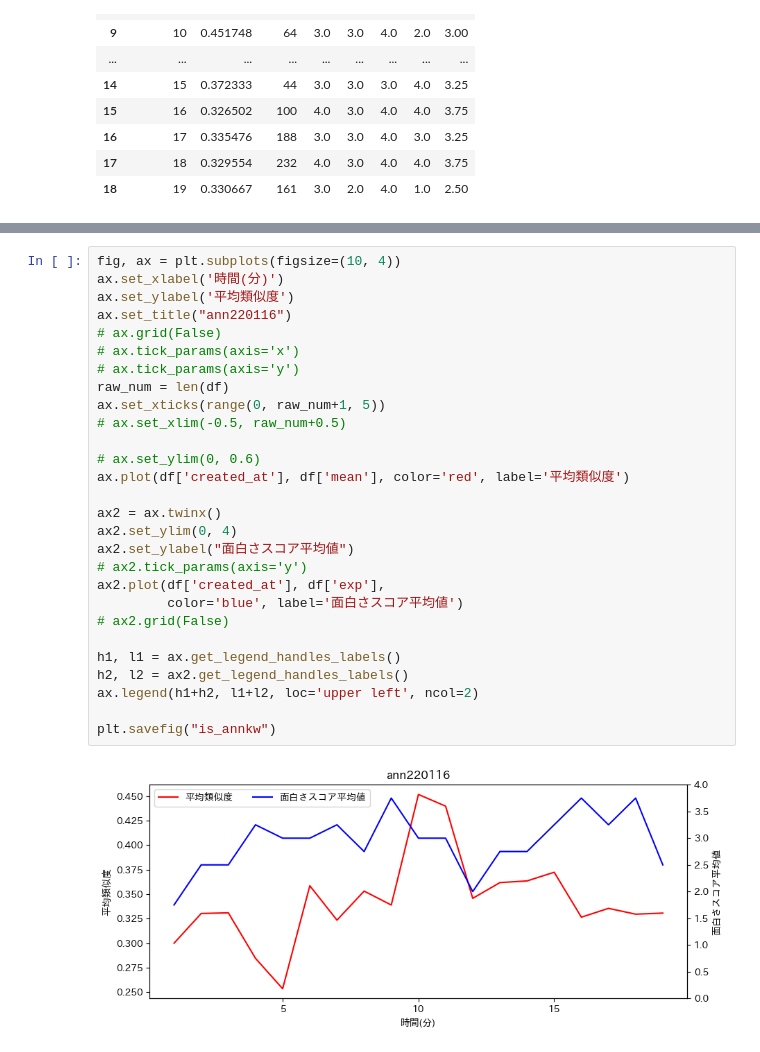
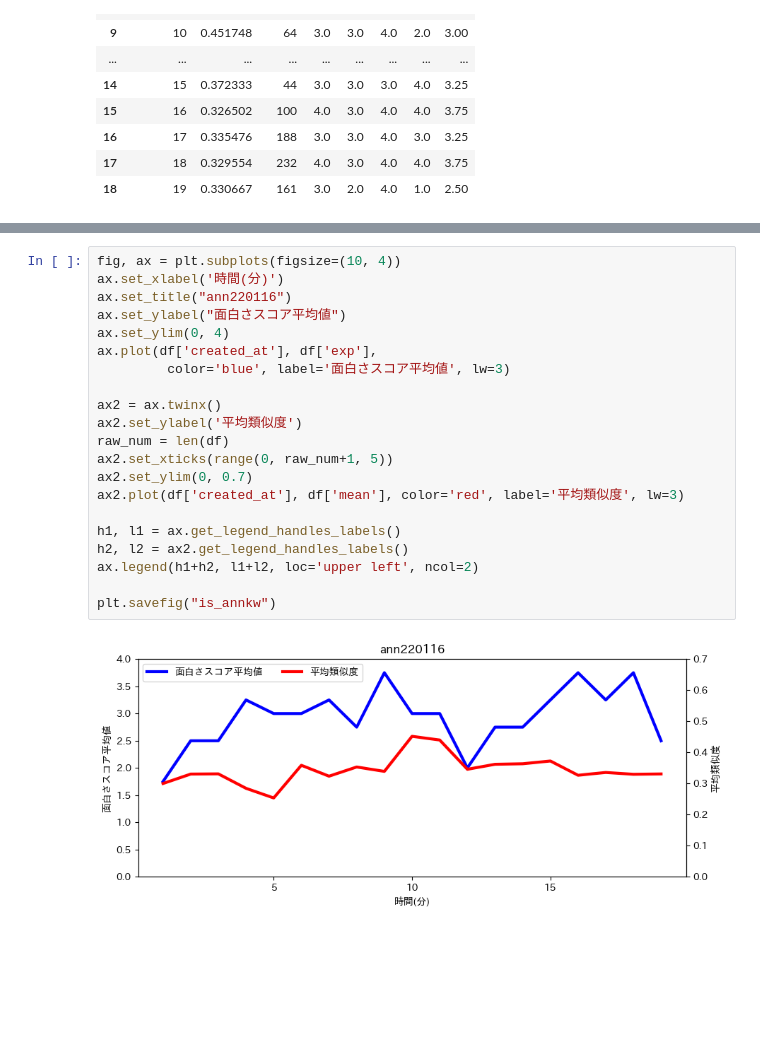
Before and after one commit to Ota1022/DEIM2023, a Jupyter notebook: experiment1/annkw/analysis.ipynb, the cells around one changed output, grey strips where cells are left out. Cells and saved outputs as stored; diff of their text form; blank space fills up the shorter version.

Commit message:
figure

```diff
--- a/experiment1/annkw/analysis.ipynb
+++ b/experiment1/annkw/analysis.ipynb
@@ -96,30 +89,23 @@ plt.savefig("it_annkw")
 # %%
 fig, ax = plt.subplots(figsize=(10, 4))
 ax.set_xlabel('時間(分)')
-ax.set_ylabel('平均類似度')
 ax.set_title("ann220116")
-# ax.grid(False)
-# ax.tick_params(axis='x')
-# ax.tick_params(axis='y')
-raw_num = len(df)
-ax.set_xticks(range(0, raw_num+1, 5))
-# ax.set_xlim(-0.5, raw_num+0.5)
-
-# ax.set_ylim(0, 0.6)
-ax.plot(df['created_at'], df['mean'], color='red', label='平均類似度')
+ax.set_ylabel("面白さスコア平均値")
+ax.set_ylim(0, 4)
+ax.plot(df['created_at'], df['exp'],
+         color='blue', label='面白さスコア平均値', lw=3)
 
 ax2 = ax.twinx()
-ax2.set_ylim(0, 4)
-ax2.set_ylabel("面白さスコア平均値")
-# ax2.tick_params(axis='y')
-ax2.plot(df['created_at'], df['exp'],
-         color='blue', label='面白さスコア平均値')
-# ax2.grid(False)
+ax2.set_ylabel('平均類似度')
+raw_num = len(df)
+ax2.set_xticks(range(0, raw_num+1, 5))
+ax2.set_ylim(0, 0.7)
+ax2.plot(df['created_at'], df['mean'], color='red', label='平均類似度', lw=3)
 
 h1, l1 = ax.get_legend_handles_labels()
 h2, l2 = ax2.get_legend_handles_labels()
 ax.legend(h1+h2, l1+l2, loc='upper left', ncol=2)
 
 plt.savefig("is_annkw")
 # %% [output]
-[figure, old version]
+[figure, new version]
```
Also changed, not shown: parts of 1 cell of this notebook, 10 other files.
